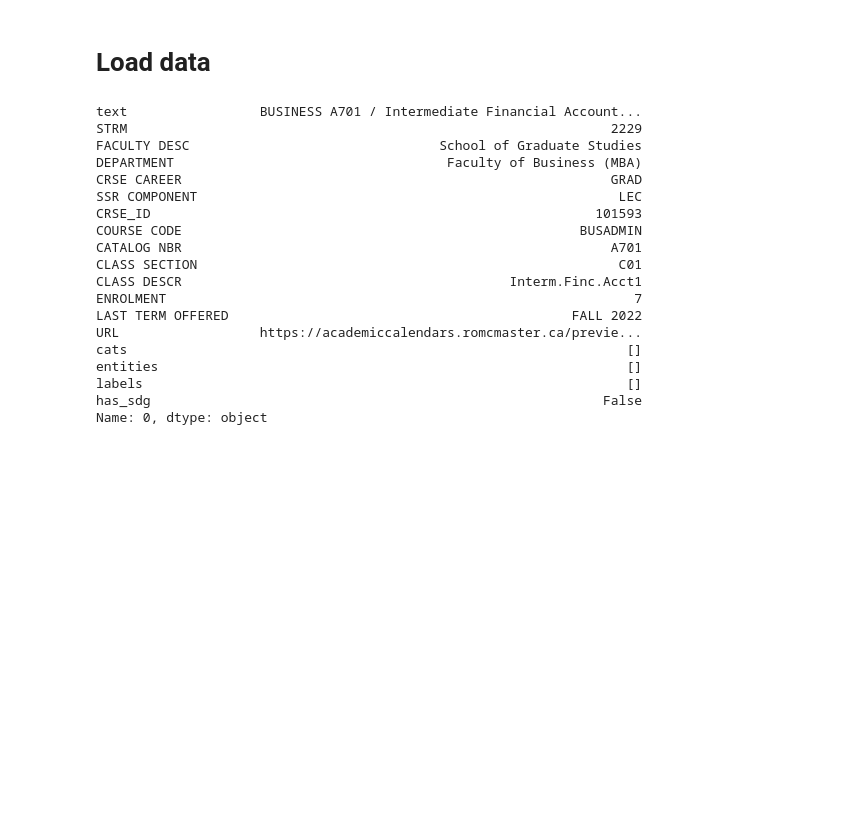
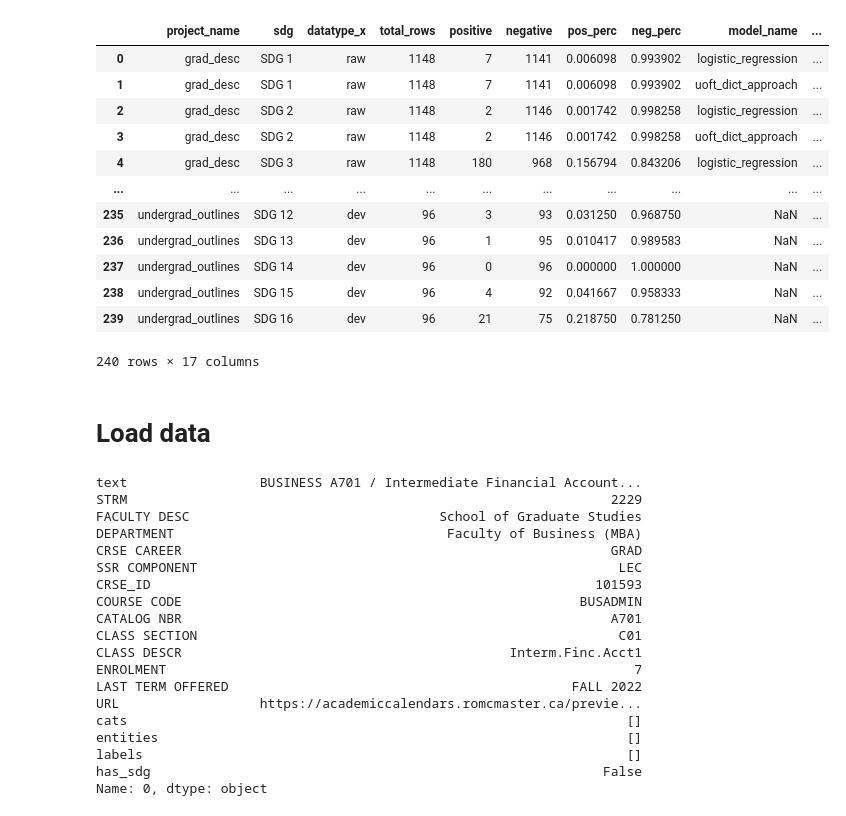
Before and after one commit to edalatma/sdg_text_analytics, a Jupyter notebook: scripts/exploratory.ipynb, the cells around one changed output. Drawn from its saved outputs; the diff is of its cells as text; code cells hidden in the pictures; blank space fills up the shorter version.

Commit message:
update exploratory

```diff
--- a/scripts/exploratory.ipynb
+++ b/scripts/exploratory.ipynb
@@ -17,3 +27,56 @@ from d3blocks import D3Blocks
+# %%
+def count_sdgs(data):
+    sdg_counts = {k: 0 for k in SDG_MAP.keys()}
+    total_rows = data.shape[0]
+
+    for label_data in data["labels"]:
+        for label in set(label_data):
+            sdg_counts[label] += 1
+
+    return sdg_counts, total_rows
+
+
+all_results = []
+for datatype in PROJECTNAME_DATA_PATHS.keys():
+    for project_name, data in iterdatatype_data(datatype):
+        sdg_counts, total_rows = count_sdgs(data)
+        for sdg, sdg_count in sdg_counts.items():
+            all_results.append(
+                dict(
+                    project_name=project_name,
+                    sdg=sdg,
+                    datatype=datatype,
+                    total_rows=total_rows,
+                    positive=sdg_count,
+                    negative=total_rows - sdg_count,
+                    pos_perc=sdg_count / total_rows,
+                    neg_perc=(total_rows - sdg_count) / total_rows,
+                )
+            )
+
+data_counts_df = pd.DataFrame(all_results)
+
+model_performance = pd.read_json(ALL_EVAL_RESULTS_PATH, orient="records", lines=True)
+data_counts_df = data_counts_df.merge(
+    model_performance, how="left", on=["sdg", "project_name"]
+)
+
+data_counts_df.to_excel("../data/exploratory/data_distribution.xlsx", index=False)
+data_counts_df
+# %% [output]
+|  | project_name | sdg | datatype_x | total_rows | positive | negative | pos_perc | neg_perc | model_name | ... |
+| 0 | grad_desc | SDG 1 | raw | 1148 | 7 | 1141 | 0.006098 | 0.993902 | logistic_regression | ... |
+| 1 | grad_desc | SDG 1 | raw | 1148 | 7 | 1141 | 0.006098 | 0.993902 | uoft_dict_approach | ... |
+| 2 | grad_desc | SDG 2 | raw | 1148 | 2 | 1146 | 0.001742 | 0.998258 | logistic_regression | ... |
+| 3 | grad_desc | SDG 2 | raw | 1148 | 2 | 1146 | 0.001742 | 0.998258 | uoft_dict_approach | ... |
+| 4 | grad_desc | SDG 3 | raw | 1148 | 180 | 968 | 0.156794 | 0.843206 | logistic_regression | ... |
+| ... | ... | ... | ... | ... | ... | ... | ... | ... | ... | ... |
+| 235 | undergrad_outlines | SDG 12 | dev | 96 | 3 | 93 | 0.031250 | 0.968750 | NaN | ... |
+| 236 | undergrad_outlines | SDG 13 | dev | 96 | 1 | 95 | 0.010417 | 0.989583 | NaN | ... |
+| 237 | undergrad_outlines | SDG 14 | dev | 96 | 0 | 96 | 0.000000 | 1.000000 | NaN | ... |
+| 238 | undergrad_outlines | SDG 15 | dev | 96 | 4 | 92 | 0.041667 | 0.958333 | NaN | ... |
+| 239 | undergrad_outlines | SDG 16 | dev | 96 | 21 | 75 | 0.218750 | 0.781250 | NaN | ... |
+240 rows × 17 columns
 # %% [markdown]
 # Load data
 # %%
```
Also changed, not shown: parts of 2 cells of this notebook, 1 other file.
